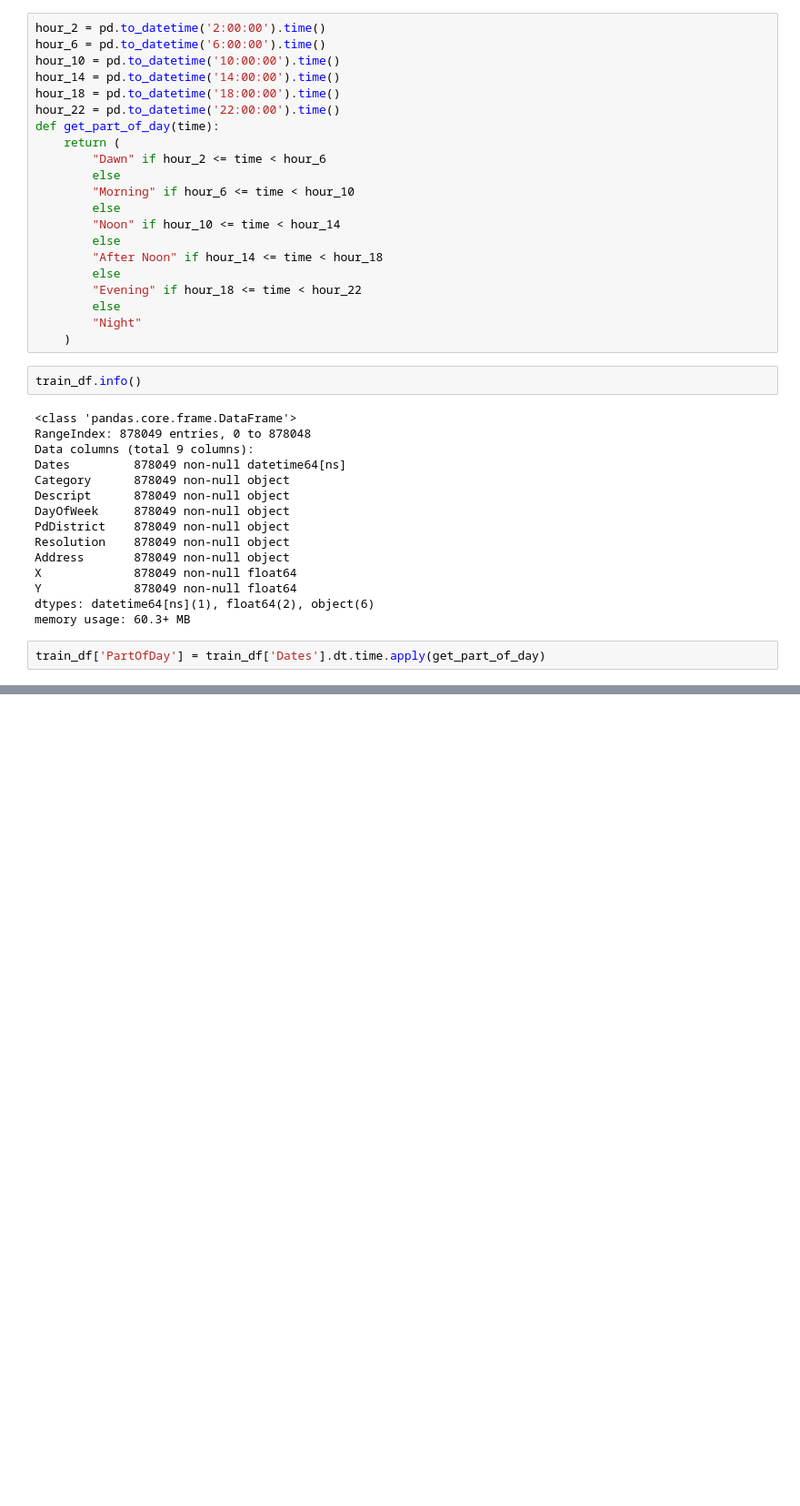
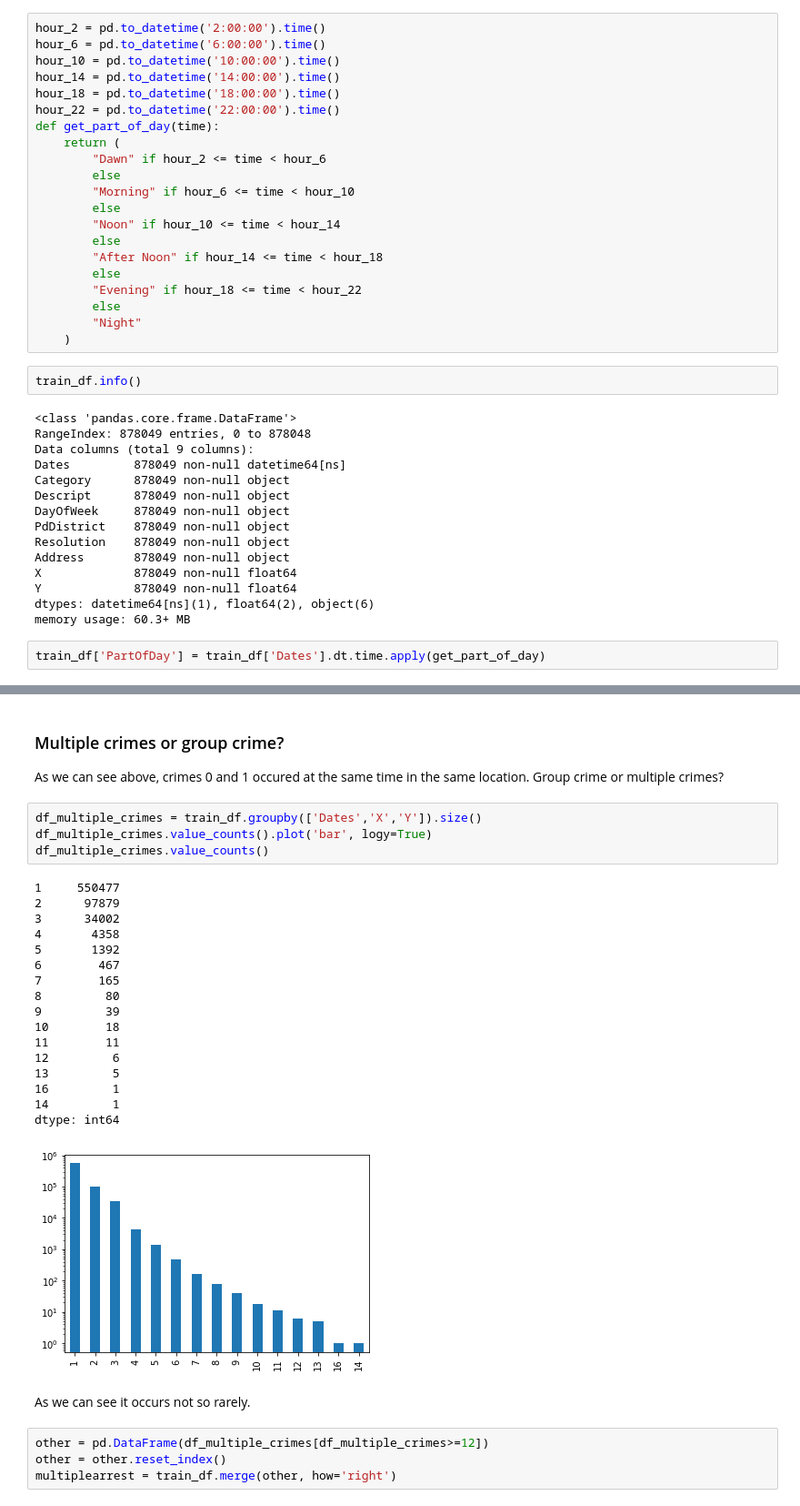
Before and after one commit to Frustrado/Crime-Classification, a Jupyter notebook: SF_crimes_analysis.ipynb, the cells around one changed output, grey strips where cells are left out. Shown: that part at 91% size. Saved outputs shown, nothing was run; the diff lists cells and outputs as text; blank space fills up the shorter version.

```diff
--- a/SF_crimes_analysis.ipynb
+++ b/SF_crimes_analysis.ipynb
@@ -214,0 +252,32 @@ train_df.head()
+# %% [markdown]
+### Multiple crimes or group crime?
+
+As we can see above, crimes 0 and 1 occured at the same time in the same location. Group crime or multiple crimes?
+# %%
+df_multiple_crimes = train_df.groupby(['Dates','X','Y']).size()
+df_multiple_crimes.value_counts().plot('bar', logy=True)
+df_multiple_crimes.value_counts()
+# %% [output]
+1     550477
+2      97879
+3      34002
+4       4358
+5       1392
+6        467
+7        165
+8         80
+9         39
+10        18
+11        11
+12         6
+13         5
+16         1
+14         1
+dtype: int64
+[figure, added]
+# %% [markdown]
+As we can see it occurs not so rarely.
+# %%
+other = pd.DataFrame(df_multiple_crimes[df_multiple_crimes>=12])
+other = other.reset_index()
+multiplearrest = train_df.merge(other, how='right')
```
Also changed, not shown: parts of 11 cells of this notebook.
